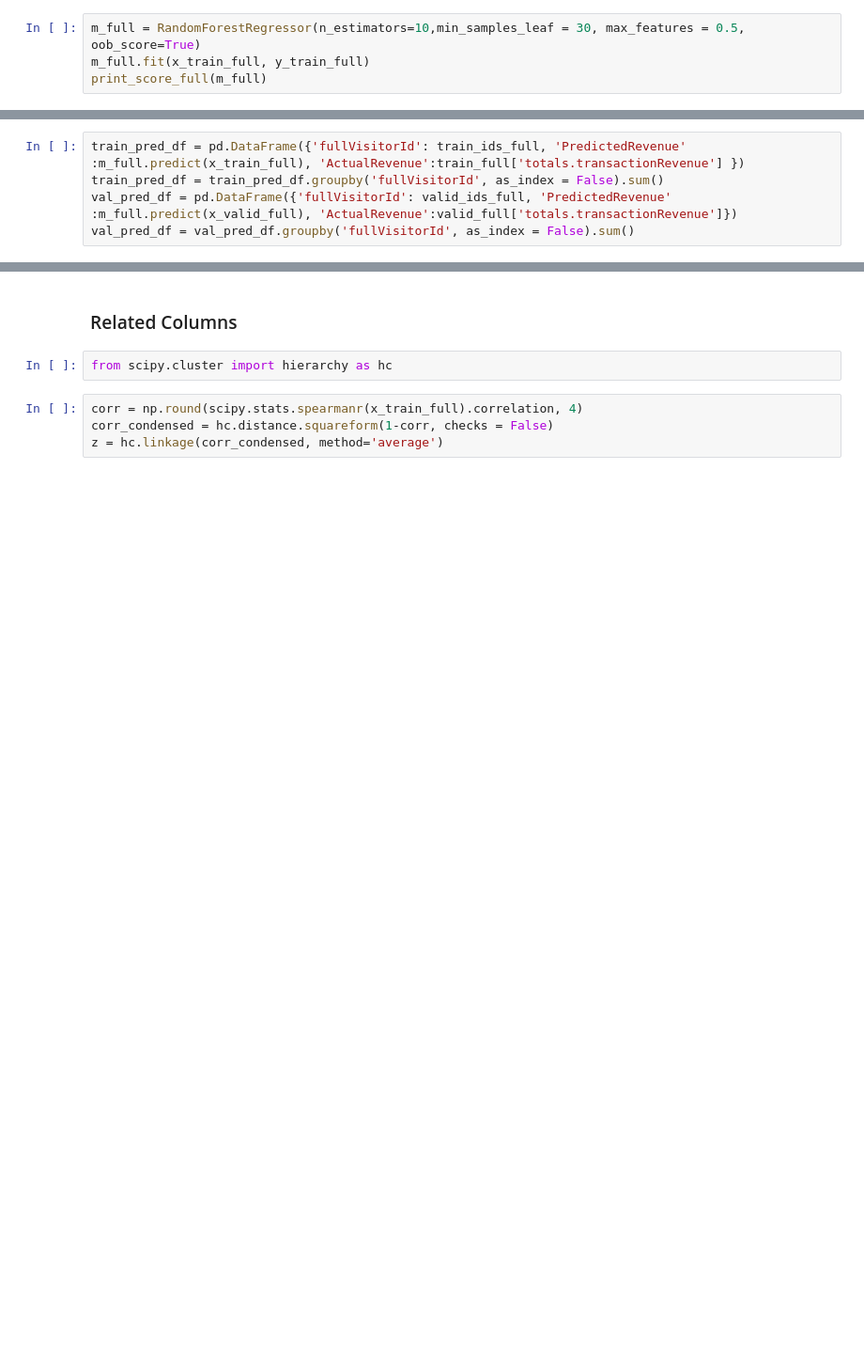
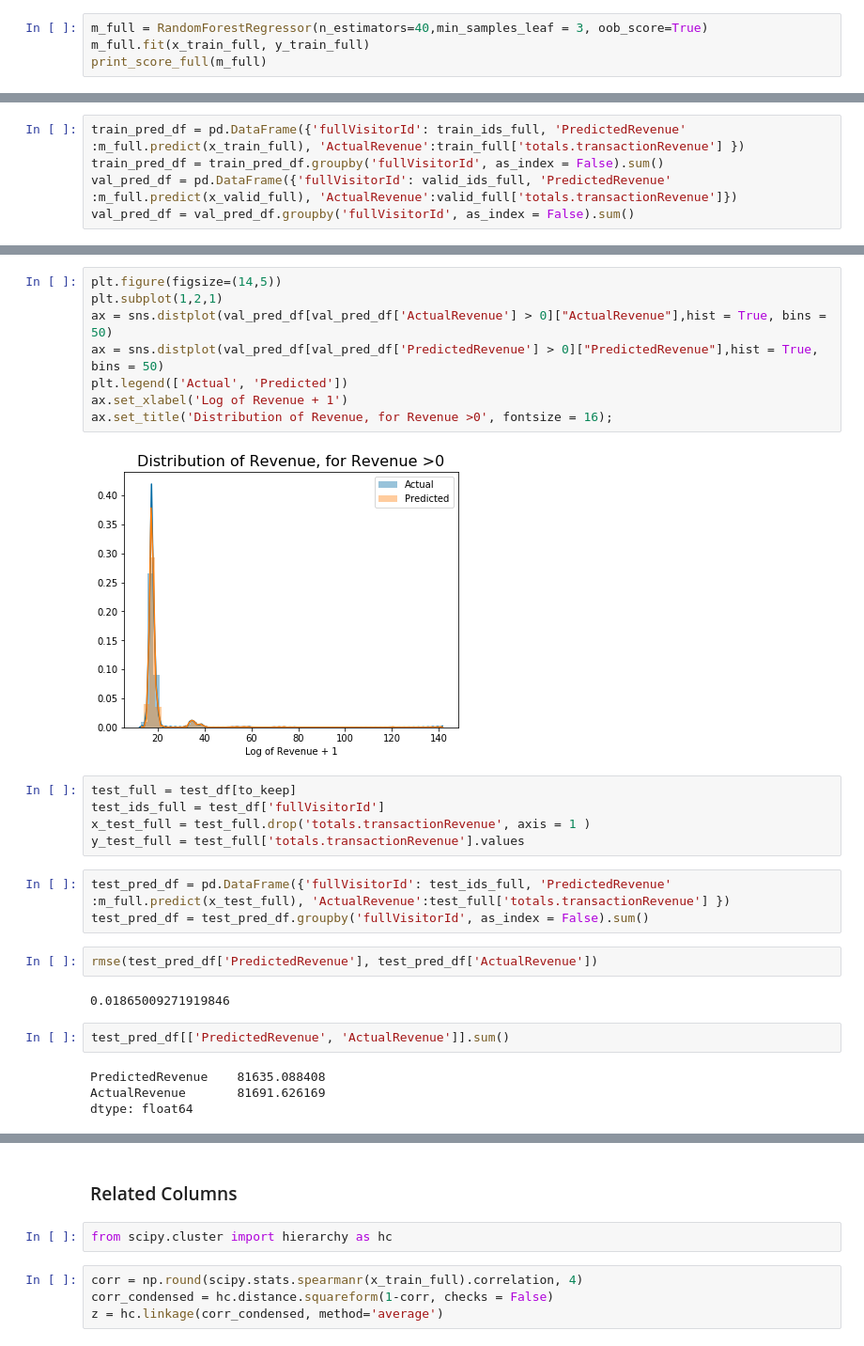
Before and after one commit to gpmurphy7/ML_Tutorials, a Jupyter notebook: GStoreRevenue/gstore_revenue_v2.ipynb, the cells around one changed output, grey strips where cells are left out. Shown: that part at 94% size. Drawn from its saved outputs; the diff is of its cells as text; blank space fills up the shorter version.

```diff
--- a/GStoreRevenue/gstore_revenue_v2.ipynb
+++ b/GStoreRevenue/gstore_revenue_v2.ipynb
@@ -373,7 +371,7 @@ def print_score_full(m):
     if hasattr(m, 'oob_score_'): res.append(m.oob_score_)
     print(res)
 # %%
-m_full = RandomForestRegressor(n_estimators=10,min_samples_leaf = 30, max_features = 0.5, oob_score=True)
+m_full = RandomForestRegressor(n_estimators=40,min_samples_leaf = 3, oob_score=True)
 m_full.fit(x_train_full, y_train_full)
 print_score_full(m_full)
 # %% [output]
@@ -396,2 +394,30 @@ PredictedRevenue    56940.499168
 ActualRevenue       58327.638532
 dtype: float64
+# %%
+plt.figure(figsize=(14,5))
+plt.subplot(1,2,1)
+ax = sns.distplot(val_pred_df[val_pred_df['ActualRevenue'] > 0]["ActualRevenue"],hist = True, bins = 50)
+ax = sns.distplot(val_pred_df[val_pred_df['PredictedRevenue'] > 0]["PredictedRevenue"],hist = True, bins = 50)
+plt.legend(['Actual', 'Predicted'])
+ax.set_xlabel('Log of Revenue + 1')
+ax.set_title('Distribution of Revenue, for Revenue >0', fontsize = 16);
+# %% [output]
+[figure, added]
+# %%
+test_full = test_df[to_keep]
+test_ids_full = test_df['fullVisitorId']
+x_test_full = test_full.drop('totals.transactionRevenue', axis = 1 )
+y_test_full = test_full['totals.transactionRevenue'].values
+# %%
+test_pred_df = pd.DataFrame({'fullVisitorId': test_ids_full, 'PredictedRevenue' :m_full.predict(x_test_full), 'ActualRevenue':test_full['totals.transactionRevenue'] })
+test_pred_df = test_pred_df.groupby('fullVisitorId', as_index = False).sum()
+# %%
+rmse(test_pred_df['PredictedRevenue'], test_pred_df['ActualRevenue'])
+# %% [output]
+0.01865009271919846
+# %%
+test_pred_df[['PredictedRevenue', 'ActualRevenue']].sum()
+# %% [output]
+PredictedRevenue    81635.088408
+ActualRevenue       81691.626169
+dtype: float64
```
Also changed, not shown: parts of 27 cells of this notebook, 1 other file.
